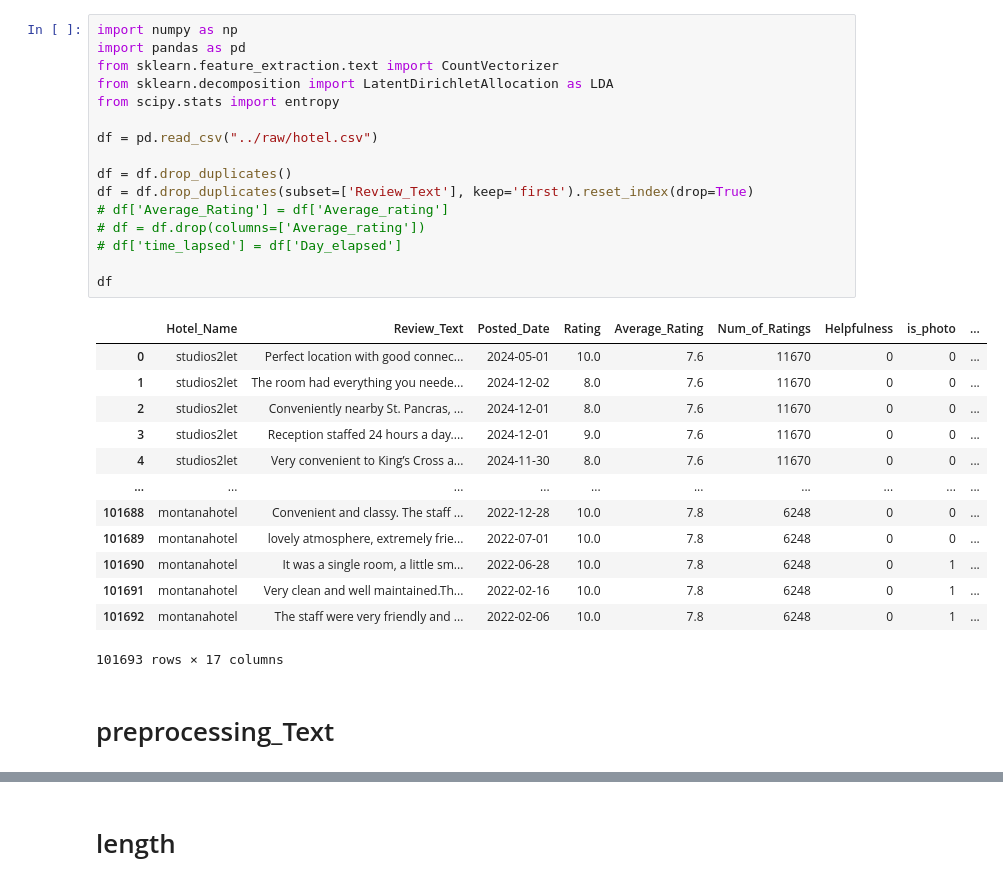
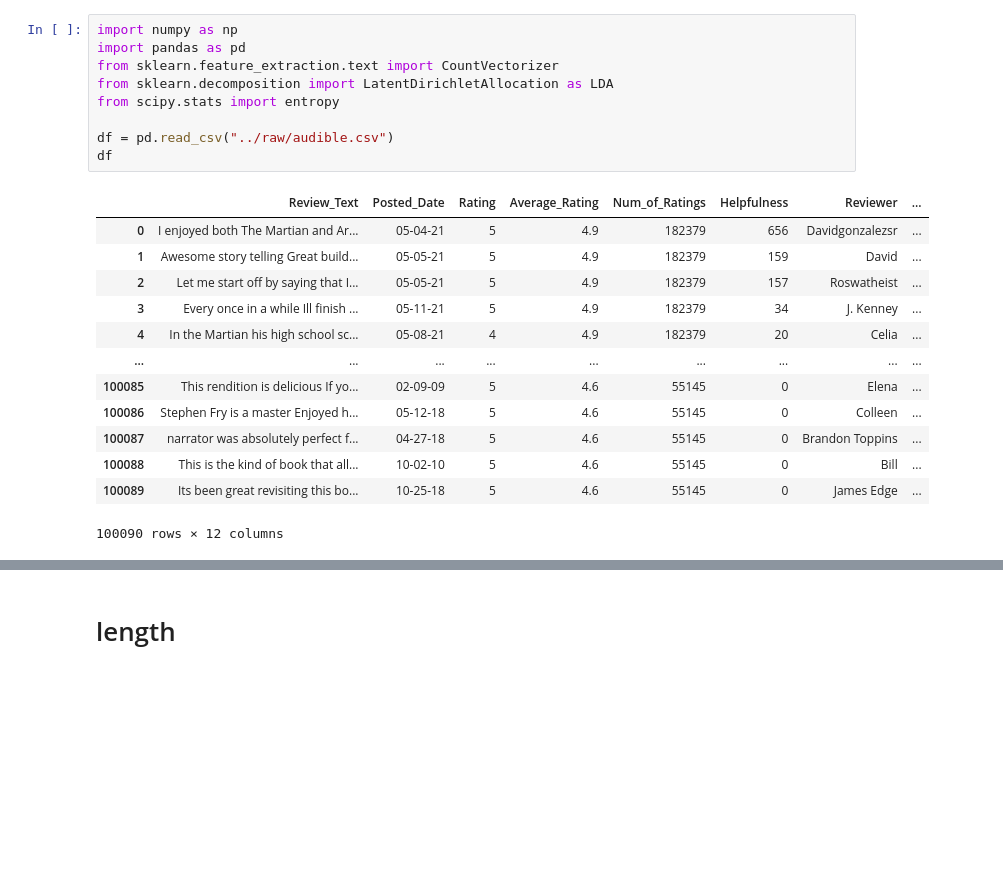
Before and after one commit to bhw119/PADA_LAB, a Jupyter notebook: preprocessing_code/preprocessing_merged.ipynb, the cells around one changed output, grey strips where cells are left out. Saved outputs shown, nothing was run; the diff lists cells and outputs as text; blank space fills up the shorter version.

```diff
--- a/preprocessing_code/preprocessing_merged.ipynb
+++ b/preprocessing_code/preprocessing_merged.ipynb
@@ -1,32 +1,23 @@
 # %%
 import numpy as np
 import pandas as pd
 from sklearn.feature_extraction.text import CountVectorizer
 from sklearn.decomposition import LatentDirichletAllocation as LDA
 from scipy.stats import entropy
 
-df = pd.read_csv("../raw/hotel.csv")
-
-df = df.drop_duplicates()
-df = df.drop_duplicates(subset=['Review_Text'], keep='first').reset_index(drop=True)
-# df['Average_Rating'] = df['Average_rating']
-# df = df.drop(columns=['Average_rating'])
-# df['time_lapsed'] = df['Day_elapsed']
-
+df = pd.read_csv("../raw/audible.csv")
 df
 # %% [output]
-|  | Hotel_Name | Review_Text | Posted_Date | Rating | Average_Rating | Num_of_Ratings | Helpfulness | is_photo | ... |
-| 0 | studios2let | Perfect location with good connec... | 2024-05-01 | 10.0 | 7.6 | 11670 | 0 | 0 | ... |
-| 1 | studios2let | The room had everything you neede... | 2024-12-02 | 8.0 | 7.6 | 11670 | 0 | 0 | ... |
-| 2 | studios2let | Conveniently nearby St. Pancras, ... | 2024-12-01 | 8.0 | 7.6 | 11670 | 0 | 0 | ... |
-| 3 | studios2let | Reception staffed 24 hours a day.... | 2024-12-01 | 9.0 | 7.6 | 11670 | 0 | 0 | ... |
-| 4 | studios2let | Very convenient to King’s Cross a... | 2024-11-30 | 8.0 | 7.6 | 11670 | 0 | 0 | ... |
-| ... | ... | ... | ... | ... | ... | ... | ... | ... | ... |
-| 101688 | montanahotel | Convenient and classy. The staff ... | 2022-12-28 | 10.0 | 7.8 | 6248 | 0 | 0 | ... |
-| 101689 | montanahotel | lovely atmosphere, extremely frie... | 2022-07-01 | 10.0 | 7.8 | 6248 | 0 | 0 | ... |
-| 101690 | montanahotel | It was a single room, a little sm... | 2022-06-28 | 10.0 | 7.8 | 6248 | 0 | 1 | ... |
-| 101691 | montanahotel | Very clean and well maintained.Th... | 2022-02-16 | 10.0 | 7.8 | 6248 | 0 | 1 | ... |
-| 101692 | montanahotel | The staff were very friendly and ... | 2022-02-06 | 10.0 | 7.8 | 6248 | 0 | 1 | ... |
+|  | Review_Text | Posted_Date | Rating | Average_Rating | Num_of_Ratings | Helpfulness | Reviewer | ... |
+| 0 | I enjoyed both The Martian and Ar... | 05-04-21 | 5 | 4.9 | 182379 | 656 | Davidgonzalezsr | ... |
+| 1 | Awesome story telling Great build... | 05-05-21 | 5 | 4.9 | 182379 | 159 | David | ... |
+| 2 | Let me start off by saying that I... | 05-05-21 | 5 | 4.9 | 182379 | 157 | Roswatheist | ... |
+| 3 | Every once in a while Ill finish ... | 05-11-21 | 5 | 4.9 | 182379 | 34 | J. Kenney | ... |
+| 4 | In the Martian his high school sc... | 05-08-21 | 4 | 4.9 | 182379 | 20 | Celia | ... |
+| ... | ... | ... | ... | ... | ... | ... | ... | ... |
+| 100085 | This rendition is delicious If yo... | 02-09-09 | 5 | 4.6 | 55145 | 0 | Elena | ... |
+| 100086 | Stephen Fry is a master Enjoyed h... | 05-12-18 | 5 | 4.6 | 55145 | 0 | Colleen | ... |
+| 100087 | narrator was absolutely perfect f... | 04-27-18 | 5 | 4.6 | 55145 | 0 | Brandon Toppins | ... |
+| 100088 | This is the kind of book that all... | 10-02-10 | 5 | 4.6 | 55145 | 0 | Bill | ... |
+| 100089 | Its been great revisiting this bo... | 10-25-18 | 5 | 4.6 | 55145 | 0 | James Edge | ... |
-101693 rows × 17 columns
+100090 rows × 12 columns
-# %% [markdown]
-# preprocessing_Text
```
Also changed, not shown: parts of 13 cells of this notebook, 3 other files.
